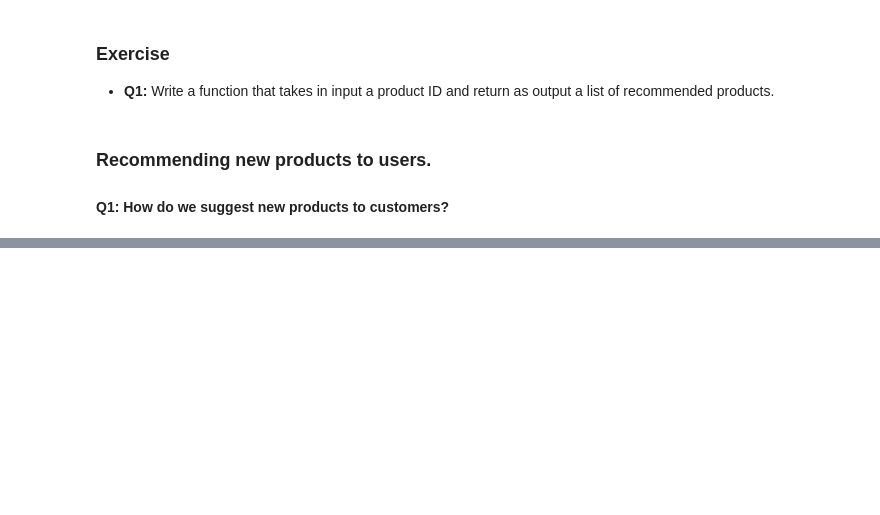
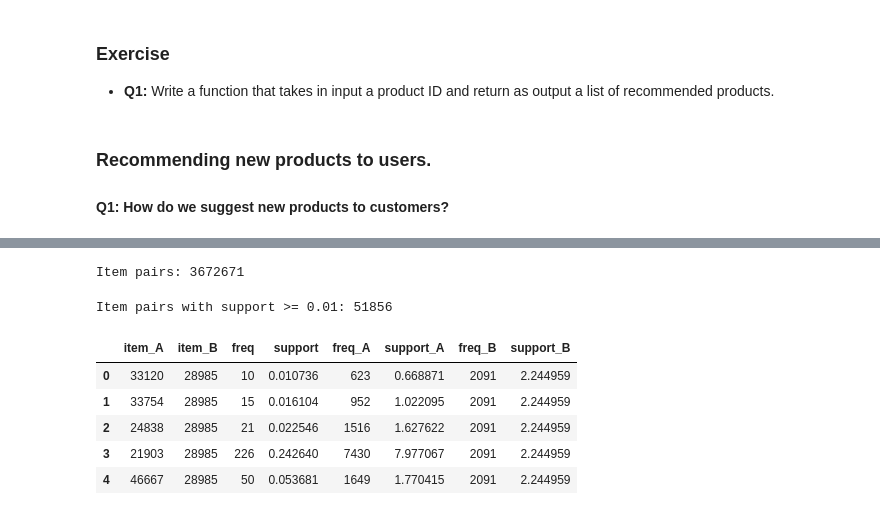
Before and after one commit to steguar/DAIL, a Jupyter notebook: Lecture_4/Lecture_4_Recommender_Systems.ipynb, the cells around one changed output, grey strips where cells are left out. Drawn from its saved outputs; the diff is of its cells as text; code cells hidden in the pictures; blank space fills up the shorter version.

```diff
--- a/Lecture_4/Lecture_4_Recommender_Systems.ipynb
+++ b/Lecture_4/Lecture_4_Recommender_Systems.ipynb
@@ -871,0 +1079,7 @@ item_based_suggestions('AO76PCGL4LTDY')[:5]
+# %%
+# recompute the frequency of each item as a dataframe indexed by the item id
+item_stats = orders.groupby('item_id').count()
+item_stats.rename(columns={'order_id':"freq"}, inplace=True)
+# add a column with the support
+num_remaining_orders = orders['order_id'].nunique()
+item_stats['support'] = item_stats['freq']/num_remaining_orders*100
@@ -871,0 +1099,15 @@ item_based_suggestions('AO76PCGL4LTDY')[:5]
+# %%
+# group items in the same order
+groups = orders.groupby('order_id').agg({'item_id':list})
+# for each order, get all item pairs and update the counter for that pair
+item_pairs = {}
+for items in groups['item_id']:
+    for pair in combinations(items,2):
+        if pair in item_pairs:
+            item_pairs[pair] += 1
+        else:
+            item_pairs[pair] = 1
+# get a DataFrame with the frequency of each pair and the support
+item_pairs = pd.DataFrame({'item_A':[p[0] for p in item_pairs.keys()], 'item_B':[p[1] for p in item_pairs.keys()], 'freq':item_pairs.values()})
+num_remaining_orders = orders['order_id'].nunique()
+item_pairs['support'] = item_pairs['freq']/num_remaining_orders*100
@@ -871,0 +1123,11 @@ item_based_suggestions('AO76PCGL4LTDY')[:5]
+# %%
+print(f"Item pairs: {len(item_pairs)}")
+# %% [output]
+Item pairs: 3672671
+# %%
+# Filter the item_pairs below min support
+item_pairs = item_pairs[item_pairs['support'] >= min_support]
+# %%
+print(f"Item pairs with support >= {min_support}: {len(item_pairs)}")
+# %% [output]
+Item pairs with support >= 0.01: 51856
@@ -871,0 +1138,9 @@ item_based_suggestions('AO76PCGL4LTDY')[:5]
+# %%
+item_pairs.head()
+# %% [output]
+|  | item_A | item_B | freq | support | freq_A | support_A | freq_B | support_B |
+| 0 | 33120 | 28985 | 10 | 0.010736 | 623 | 0.668871 | 2091 | 2.244959 |
+| 1 | 33754 | 28985 | 15 | 0.016104 | 952 | 1.022095 | 2091 | 2.244959 |
+| 2 | 24838 | 28985 | 21 | 0.022546 | 1516 | 1.627622 | 2091 | 2.244959 |
+| 3 | 21903 | 28985 | 226 | 0.242640 | 7430 | 7.977067 | 2091 | 2.244959 |
+| 4 | 46667 | 28985 | 50 | 0.053681 | 1649 | 1.770415 | 2091 | 2.244959 |
```
Also changed, not shown: parts of 53 cells of this notebook, 2 other files.
